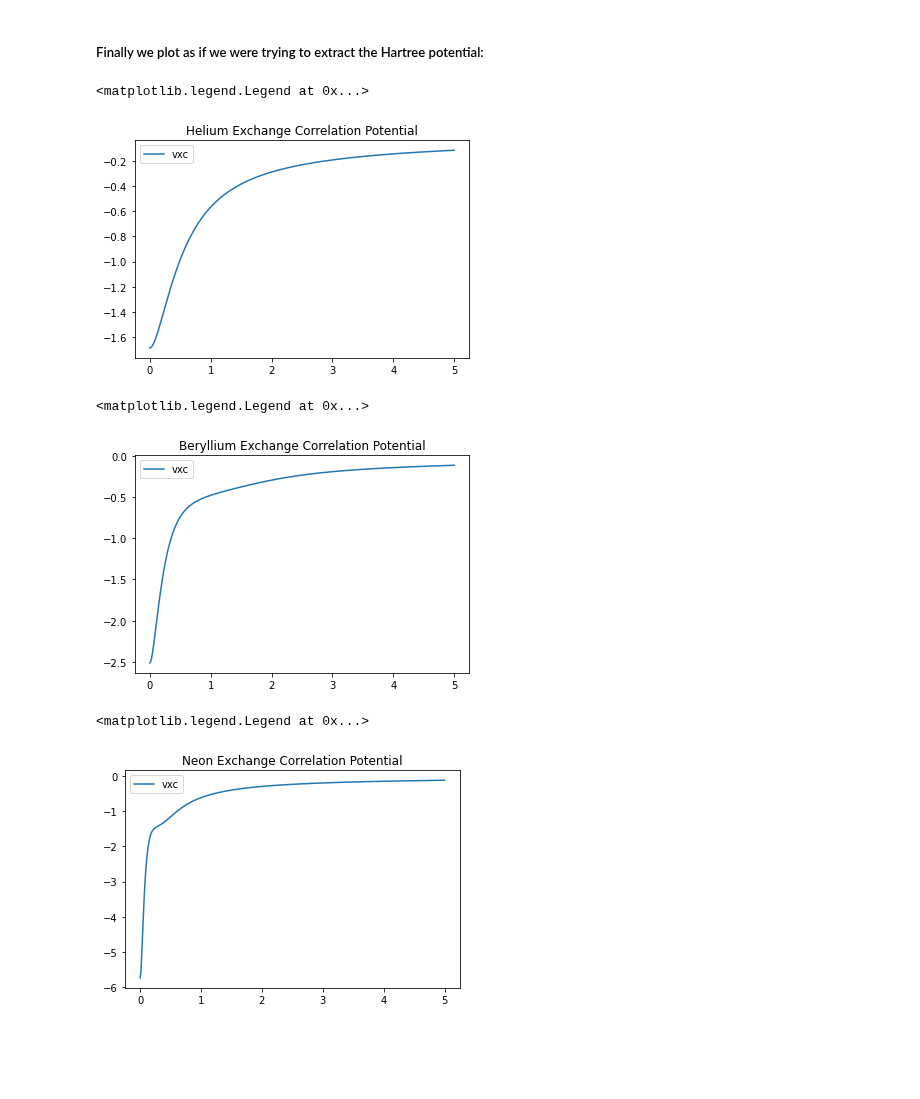
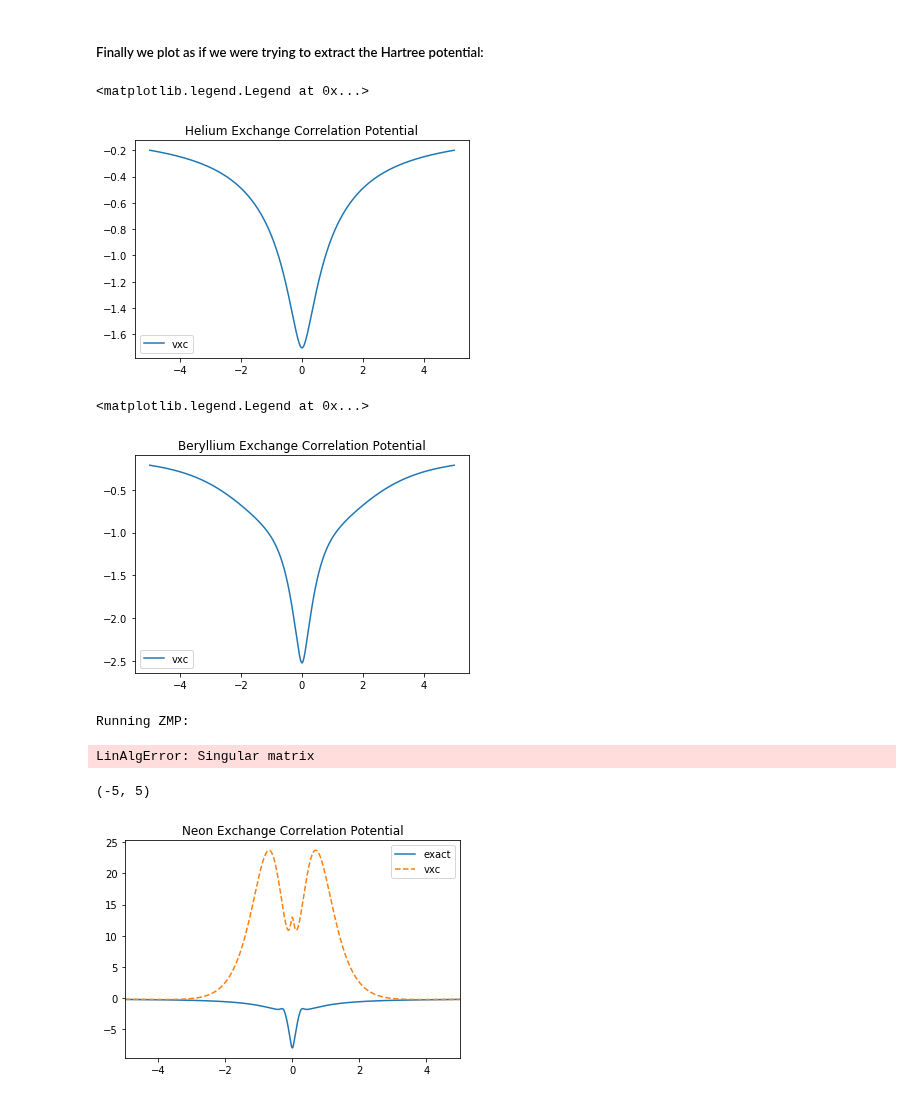
Before and after one commit to wasserman-group/n2v_examples, a Jupyter notebook: ZMP/Noble_Gases.ipynb, the cells around one changed output. Drawn from its saved outputs; the diff is of its cells as text; code cells hidden in the pictures; blank space fills up the shorter version.

```diff
--- a/ZMP/Noble_Gases.ipynb
+++ b/ZMP/Noble_Gases.ipynb
@@ -51,9 +51,9 @@ psi4.set_options({"reference" : "uhf"})
 #Perform a calculation for a target density.
 #Remember that for post scf calculations, Psi4 does not update the density.
 #Thus make sure you obtain something like a dipole in order to do so.
-e, wfn_he = psi4.properties("hf/aug-cc-pvtz", return_wfn=True, properties=["dipole"], molecule=He)
-e, wfn_be = psi4.properties("hf/aug-cc-pvtz", return_wfn=True, properties=["dipole"], molecule=Be)
-e, wfn_ne = psi4.properties("hf/aug-cc-pvtz", return_wfn=True, properties=["dipole"], molecule=Ne)
+e, wfn_he = psi4.properties("CCSD/aug-cc-pvqz", return_wfn=True, properties=["dipole"], molecule=He)
+e, wfn_be = psi4.properties("CCSD/aug-cc-pvqz", return_wfn=True, properties=["dipole"], molecule=Be)
+e, wfn_ne = psi4.properties("CCSD/aug-cc-pvqz", return_wfn=True, properties=["dipole"], molecule=Ne)
 
 #Define inverter objects for each molcule. Simply use the wnf object from psi4 as an argument.
 ihe = n2v.Inverter(wfn_he)
@@ -115,14 +115,13 @@ wfn_he.Da().np[:] = ihe.proto_density_a
 wfn_he.Db().np[:] = ihe.proto_density_b
 # %% [markdown]
 ##### Finally we plot as if we were trying to extract the Hartree potential:
+# %%
+npoints=1001
+x = np.linspace(-5,5,npoints)[:,None]
+y = np.zeros_like(x)
+z = y
+grid = np.concatenate((x,y,z), axis=1).T
 # %%
-npoints=400
-x = np.linspace(-0,5,npoints)[:,None]
-y = np.linspace(-0,5,npoints)[:,None]
-z = np.linspace(-0,5,npoints)[:,None]
-grid = np.concatenate((x,y,z), axis=1).T
-
-
 results = ihe.on_grid_esp(grid=grid, )
 vxc_he = results[1]
 
@@ -133,7 +132,7 @@ plt.legend()
 # plt.ylim(-2.2,0.2)
 # %% [output]
 <matplotlib.legend.Legend at 0x...>
-[figure, old version]
+[figure, new version]
 # %%
 wfn_be.Da().np[:] = ibe.proto_density_a
 wfn_be.Db().np[:] = ibe.proto_density_b
@@ -148,21 +147,33 @@ plt.legend()
 # plt.ylim(-4,1)
 # %% [output]
 <matplotlib.legend.Legend at 0x...>
-[figure, old version]
+[figure, new version]
+# %%
+Ne_QMC = np.genfromtxt('/home/yuming/PDFT/pdft/pdft/data/Atom0/ne.new8/Data')
+Ne_xyz = np.concatenate((-np.flip(Ne_QMC[:, 1]), Ne_QMC[:, 1]))
+Ne_vxc = np.concatenate((np.flip(Ne_QMC[:, 3]), Ne_QMC[:, 3]))
+Ne_n = np.concatenate((np.flip(Ne_QMC[:, 2]),Ne_QMC[:, 2]))
+# %%
+ine.invert("zmp", opt_max_iter=200, opt_tol=1e-7, zmp_mixing=0.9,
+           lambda_list=(10, 100, 500), guide_potential_components=["fermi_amaldi"])
+# %% [output]
+Running ZMP:
+LinAlgError: Singular matrix
 # %%
 wfn_ne.Da().np[:] = ine.proto_density_a
 wfn_ne.Db().np[:] = ine.proto_density_b
 results = ine.on_grid_esp(grid=grid, )
 vxc_ne = results[1]
 
-plt.plot(x,  vxc_ne, label="vxc")
+plt.plot(Ne_xyz, Ne_vxc, label="exact")
+plt.plot(x,  vxc_ne, label="vxc", ls="--")
 plt.title("Neon Exchange Correlation Potential")
 
 plt.legend()
-# plt.xlim(0,5)
+plt.xlim(-5,5)
 # plt.ylim(-10,1)
 # %% [output]
-<matplotlib.legend.Legend at 0x...>
+(-5, 5)
-[figure, old version]
+[figure, new version]
 # %%
 #Potentials can also be visualized in 2d and 3d according to the other different tutorials on this repo.
```
Also changed, not shown: parts of 1 cell of this notebook, 2 other files.
